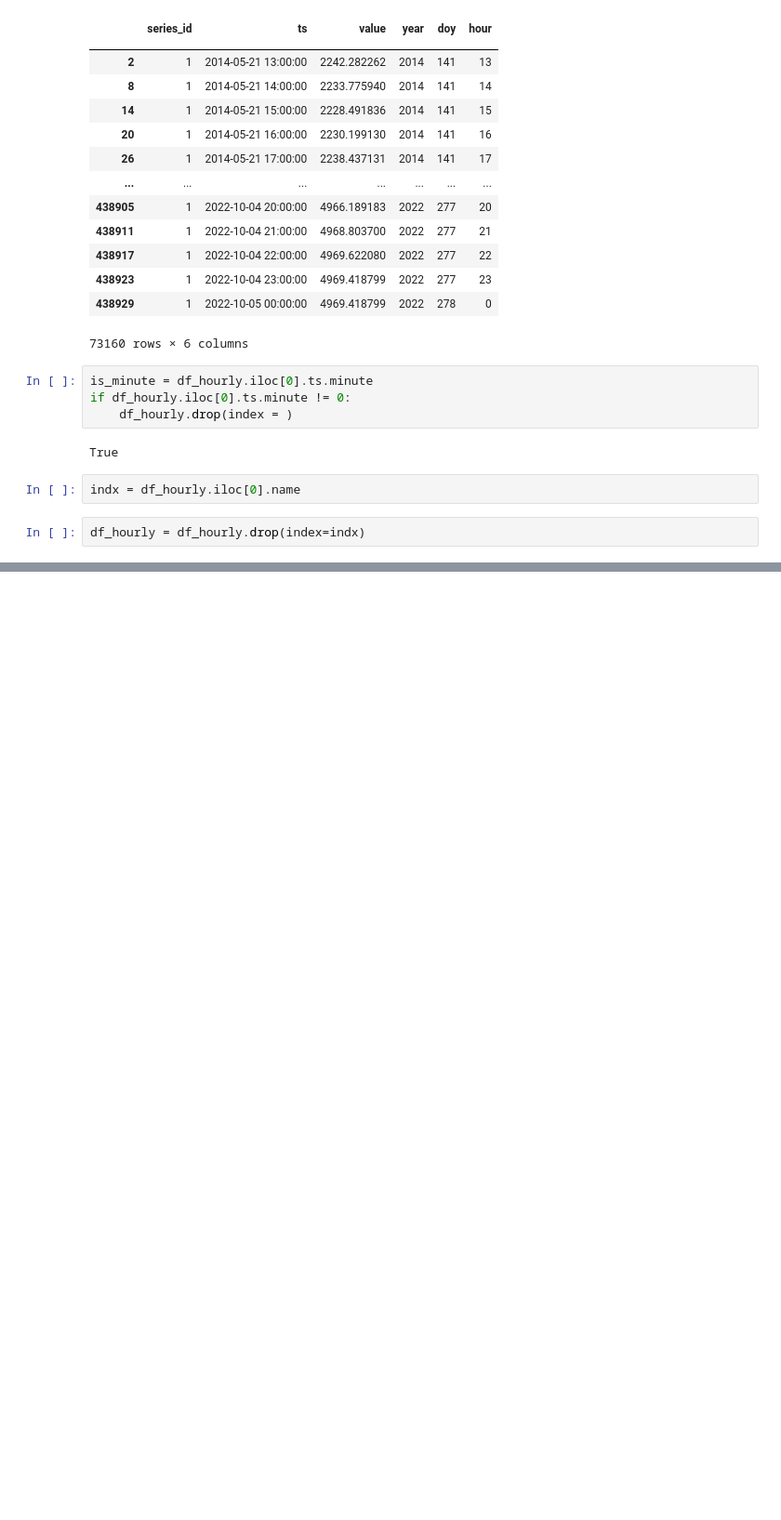
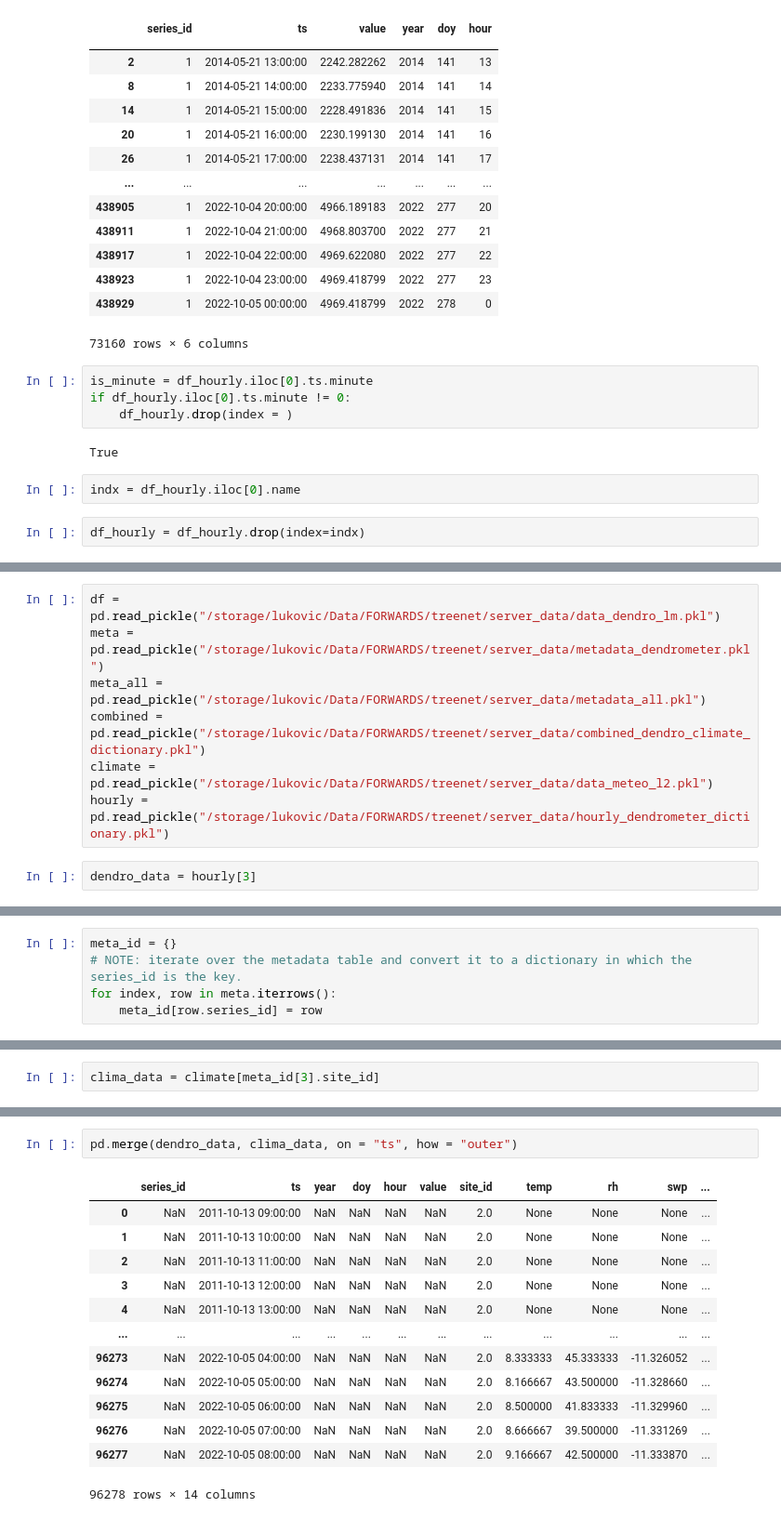
Before and after one commit to treenet/treenetai, a Jupyter notebook: task_scripts/data_statistics.ipynb, the cells around one changed output, grey strips where cells are left out. Shown: that part at 93% size. Cells and saved outputs as stored; diff of their text form; blank space fills up the shorter version.

Commit message:
climate data

```diff
--- a/task_scripts/data_statistics.ipynb
+++ b/task_scripts/data_statistics.ipynb
@@ -848,0 +823,9 @@ NameError: name 'Index' is not defined
+# %%
+df = pd.read_pickle("/storage/lukovic/Data/FORWARDS/treenet/server_data/data_dendro_lm.pkl")
+meta = pd.read_pickle("/storage/lukovic/Data/FORWARDS/treenet/server_data/metadata_dendrometer.pkl")
+meta_all = pd.read_pickle("/storage/lukovic/Data/FORWARDS/treenet/server_data/metadata_all.pkl")
+combined = pd.read_pickle("/storage/lukovic/Data/FORWARDS/treenet/server_data/combined_dendro_climate_dictionary.pkl")
+climate = pd.read_pickle("/storage/lukovic/Data/FORWARDS/treenet/server_data/data_meteo_l2.pkl")
+hourly = pd.read_pickle("/storage/lukovic/Data/FORWARDS/treenet/server_data/hourly_dendrometer_dictionary.pkl")
+# %%
+dendro_data = hourly[3]
@@ -848,0 +882,5 @@ NameError: name 'Index' is not defined
+# %%
+meta_id = {}
+# NOTE: iterate over the metadata table and convert it to a dictionary in which the series_id is the key.
+for index, row in meta.iterrows():
+    meta_id[row.series_id] = row
@@ -848,0 +891,2 @@ NameError: name 'Index' is not defined
+# %%
+clima_data = climate[meta_id[3].site_id]
@@ -848,0 +908,16 @@ NameError: name 'Index' is not defined
+# %%
+pd.merge(dendro_data, clima_data, on = "ts", how = "outer")
+# %% [output]
+|  | series_id | ts | year | doy | hour | value | site_id | temp | rh | swp | ... |
+| 0 | NaN | 2011-10-13 09:00:00 | NaN | NaN | NaN | NaN | 2.0 | None | None | None | ... |
+| 1 | NaN | 2011-10-13 10:00:00 | NaN | NaN | NaN | NaN | 2.0 | None | None | None | ... |
+| 2 | NaN | 2011-10-13 11:00:00 | NaN | NaN | NaN | NaN | 2.0 | None | None | None | ... |
+| 3 | NaN | 2011-10-13 12:00:00 | NaN | NaN | NaN | NaN | 2.0 | None | None | None | ... |
+| 4 | NaN | 2011-10-13 13:00:00 | NaN | NaN | NaN | NaN | 2.0 | None | None | None | ... |
+| ... | ... | ... | ... | ... | ... | ... | ... | ... | ... | ... | ... |
+| 96273 | NaN | 2022-10-05 04:00:00 | NaN | NaN | NaN | NaN | 2.0 | 8.333333 | 45.333333 | -11.326052 | ... |
+| 96274 | NaN | 2022-10-05 05:00:00 | NaN | NaN | NaN | NaN | 2.0 | 8.166667 | 43.500000 | -11.328660 | ... |
+| 96275 | NaN | 2022-10-05 06:00:00 | NaN | NaN | NaN | NaN | 2.0 | 8.500000 | 41.833333 | -11.329960 | ... |
+| 96276 | NaN | 2022-10-05 07:00:00 | NaN | NaN | NaN | NaN | 2.0 | 8.666667 | 39.500000 | -11.331269 | ... |
+| 96277 | NaN | 2022-10-05 08:00:00 | NaN | NaN | NaN | NaN | 2.0 | 9.166667 | 42.500000 | -11.333870 | ... |
+96278 rows × 14 columns
```
Also changed, not shown: parts of 29 cells of this notebook, 11 other files.
